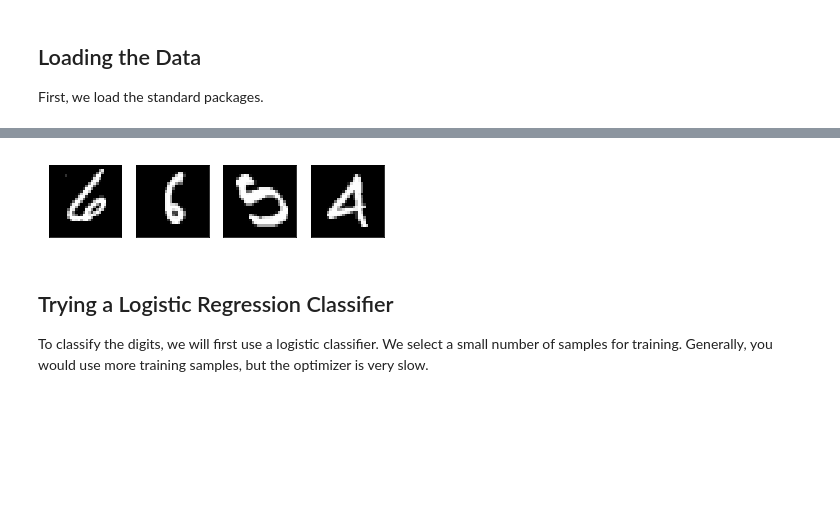
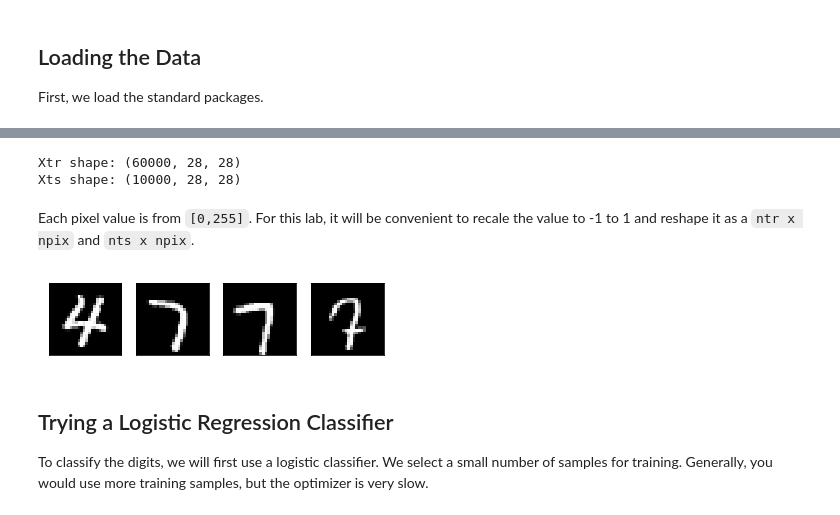
Before and after one commit to sdrangan/introml, a Jupyter notebook: unit08_svm/demo_mnist_svm.ipynb, the cells around one changed output, grey strips where cells are left out. Saved outputs shown, nothing was run; the diff lists cells and outputs as text; code cells hidden in the pictures; blank space fills up the shorter version.

Commit message:
Corrected MNIST download.

```diff
--- a/unit08_svm/demo_mnist_svm.ipynb
+++ b/unit08_svm/demo_mnist_svm.ipynb
@@ -42,28 +30,47 @@ We have 70000 image.  Each image is `28 x 28`, which is stored as a 784 pixel ve
+# %%
+import tensorflow as tf
+
+(Xtr,ytr),(Xts,yts) = tf.keras.datasets.mnist.load_data()
+
+print('Xtr shape: %s' % str(Xtr.shape))
+print('Xts shape: %s' % str(Xts.shape))
+
+ntr = Xtr.shape[0]
+nts = Xts.shape[0]
+nrow = Xtr.shape[1]
+ncol = Xtr.shape[2]
+# %% [output]
+Xtr shape: (60000, 28, 28)
+Xts shape: (10000, 28, 28)
+# %% [markdown]
+Each pixel value is from `[0,255]`.  For this lab, it will be convenient to recale the value to -1 to 1 and reshape it as a `ntr x npix` and `nts x npix`.
+# %%
+npix = nrow*ncol
+Xtr = 2*(Xtr/255 - 0.5)
+Xtr = Xtr.reshape((ntr,npix))
+
+Xts = 2*(Xts/255 - 0.5)
+Xts = Xts.reshape((nts,npix))
 # %%
 def plt_digit(x):
     nrow = 28
     ncol = 28
     xsq = x.reshape((nrow,ncol))
     plt.imshow(xsq,  cmap='Greys_r')
     plt.xticks([])
     plt.yticks([])
 
-# Convert data to a matrix
-X = mnist.data
-y = mnist.target
-
 # Select random digits
 nplt = 4
-nsamp = X.shape[0]
-Iperm = np.random.permutation(nsamp)
+Iperm = np.random.permutation(ntr)
 
 # Plot the images using the subplot command
 for i in range(nplt):
     ind = Iperm[i]
     plt.subplot(1,nplt,i+1)
-    plt_digit(X[ind,:])
+    plt_digit(Xtr[ind,:])
 # %% [output]
-[figure, old version]
+[figure, new version]
 # %% [markdown]
 ## Trying a Logistic Regression Classifier
 
```
Also changed, not shown: parts of 38 cells of this notebook, 2 other files.
